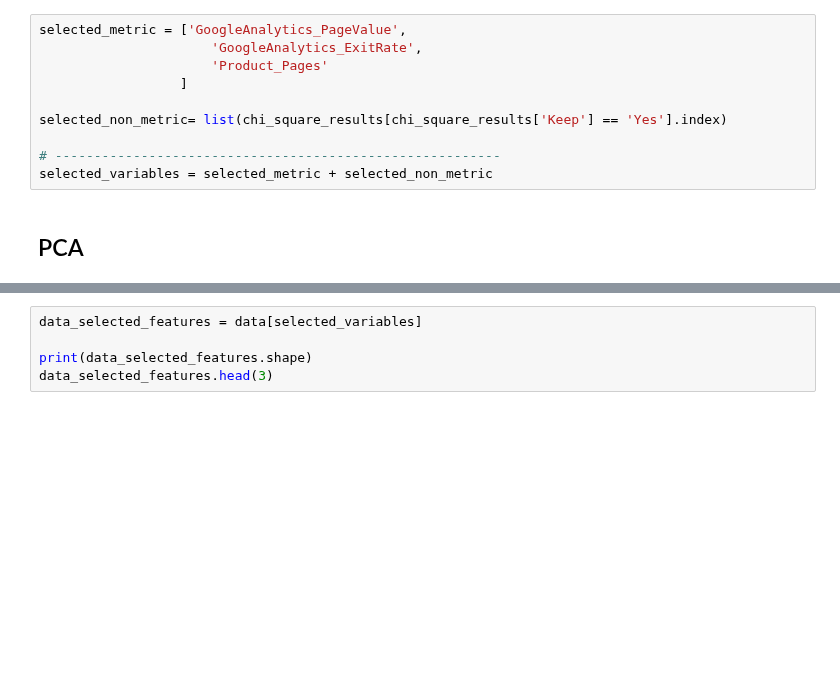
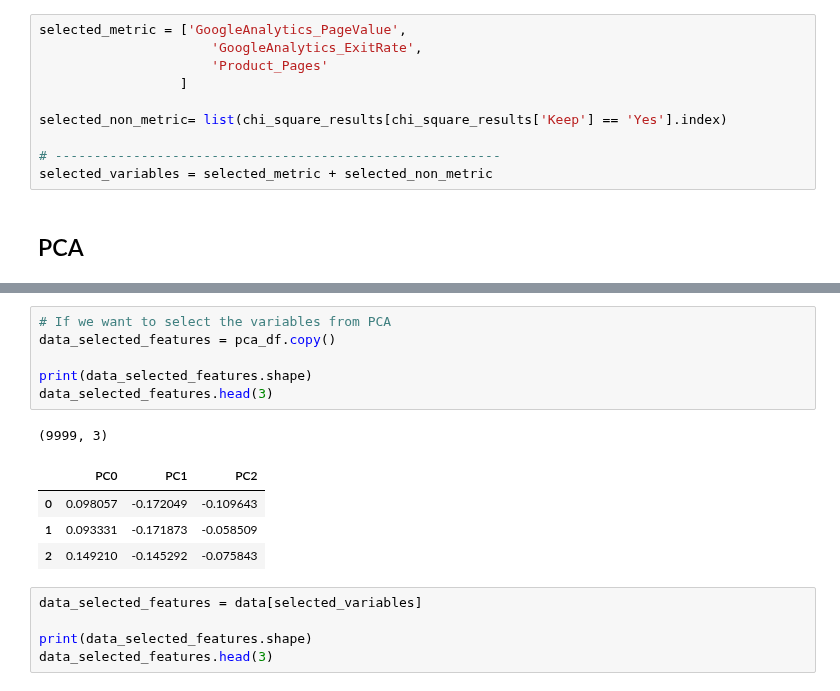
Before and after one commit to JohnnyCodess/Project-Machine-Learning, a Jupyter notebook: Inchoerencies + Outliers per Fold.ipynb, the cells around one changed output, grey strips where cells are left out. Saved outputs shown, nothing was run; the diff lists cells and outputs as text; blank space fills up the shorter version.

```diff
--- a/Inchoerencies + Outliers per Fold.ipynb
+++ b/Inchoerencies + Outliers per Fold.ipynb
@@ -800,3 +882,15 @@ selected_variables = selected_metric + selected_non_metric
+# %%
+# If we want to select the variables from PCA
+data_selected_features = pca_df.copy()
+
+print(data_selected_features.shape)
+data_selected_features.head(3)
+# %% [output]
+(9999, 3)
+|  | PC0 | PC1 | PC2 |
+| 0 | 0.098057 | -0.172049 | -0.109643 |
+| 1 | 0.093331 | -0.171873 | -0.058509 |
+| 2 | 0.149210 | -0.145292 | -0.075843 |
 # %%
 data_selected_features = data[selected_variables]
 
```
Also changed, not shown: parts of 4 cells of this notebook.
